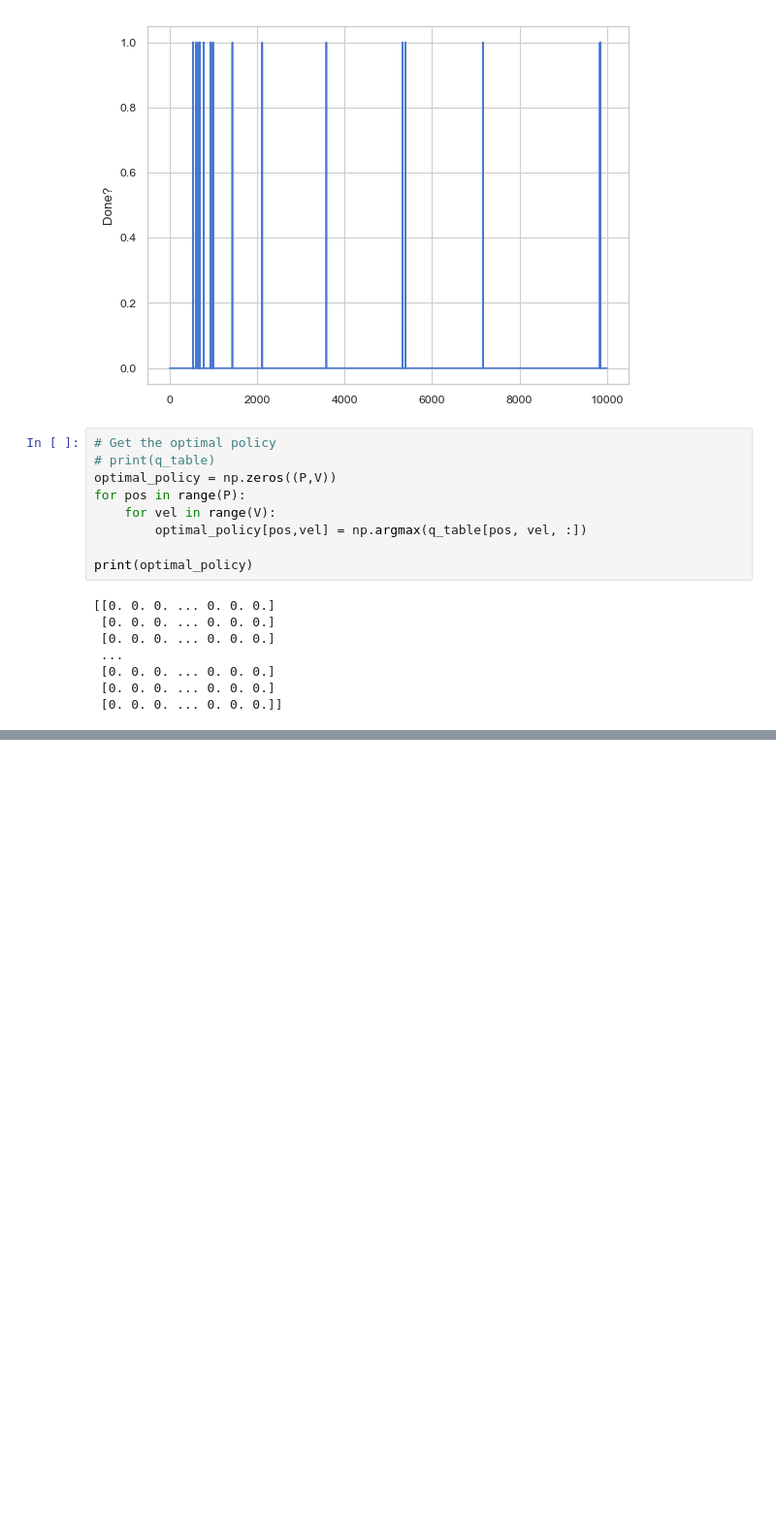
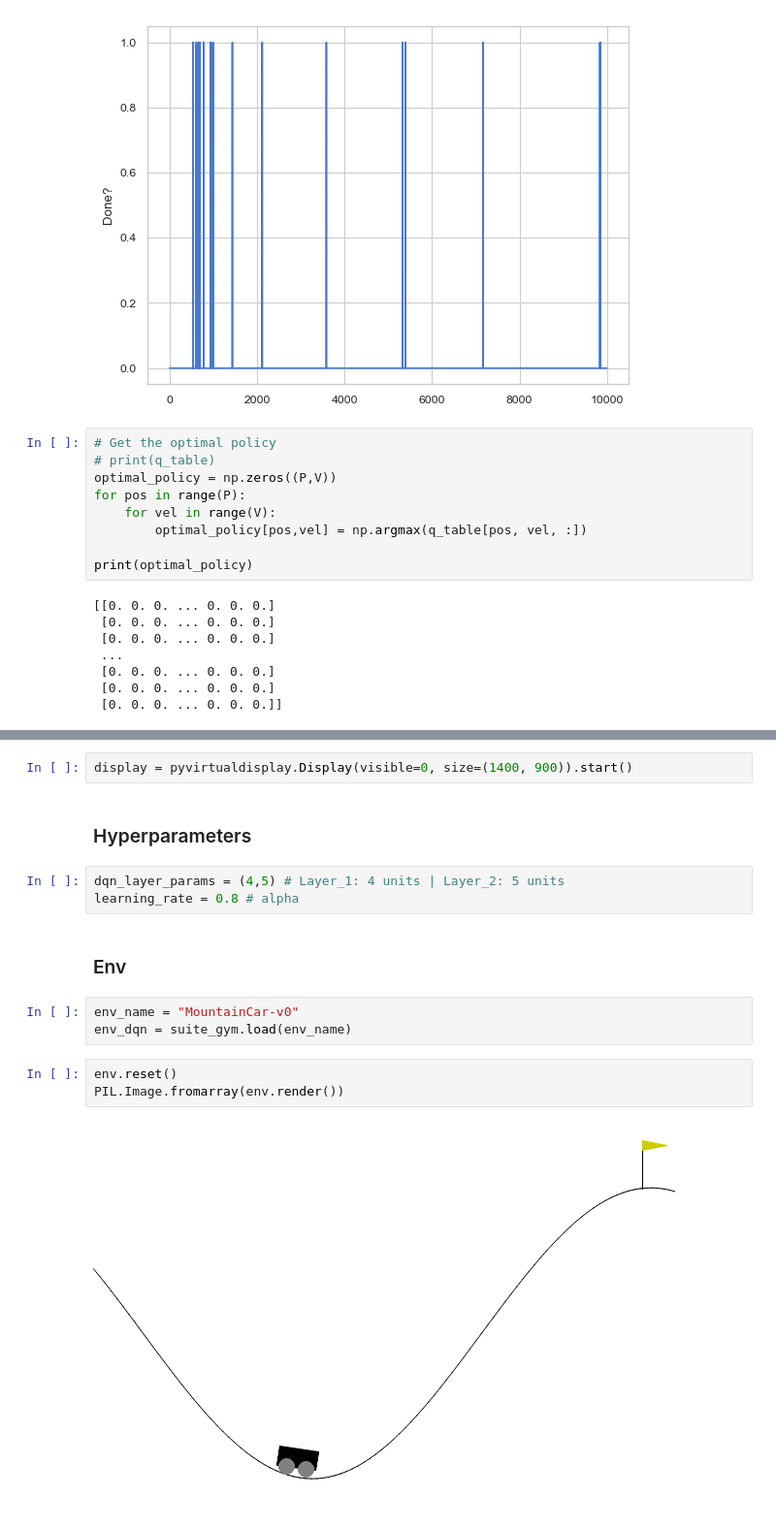
Before and after one commit to eduardotanqueiro/Project3-AAA, a Jupyter notebook: src/AAA2324_P3_62515_62928.ipynb, the cells around one changed output, grey strips where cells are left out. Shown: that part at 97% size. Drawn from its saved outputs; the diff is of its cells as text; blank space fills up the shorter version.

Commit message:
Started DQN, but very slightly

```diff
--- a/src/AAA2324_P3_62515_62928.ipynb
+++ b/src/AAA2324_P3_62515_62928.ipynb
@@ -243,0 +253,17 @@ print(optimal_policy)
+# %%
+display = pyvirtualdisplay.Display(visible=0, size=(1400, 900)).start()
+# %% [markdown]
+### Hyperparameters
+# %%
+dqn_layer_params = (4,5) # Layer_1: 4 units | Layer_2: 5 units
+learning_rate = 0.8 # alpha
+# %% [markdown]
+### Env
+# %%
+env_name = "MountainCar-v0"
+env_dqn = suite_gym.load(env_name)
+# %%
+env.reset()
+PIL.Image.fromarray(env.render())
+# %% [output]
+[figure, added]
```
Also changed, not shown: parts of 18 cells of this notebook.
